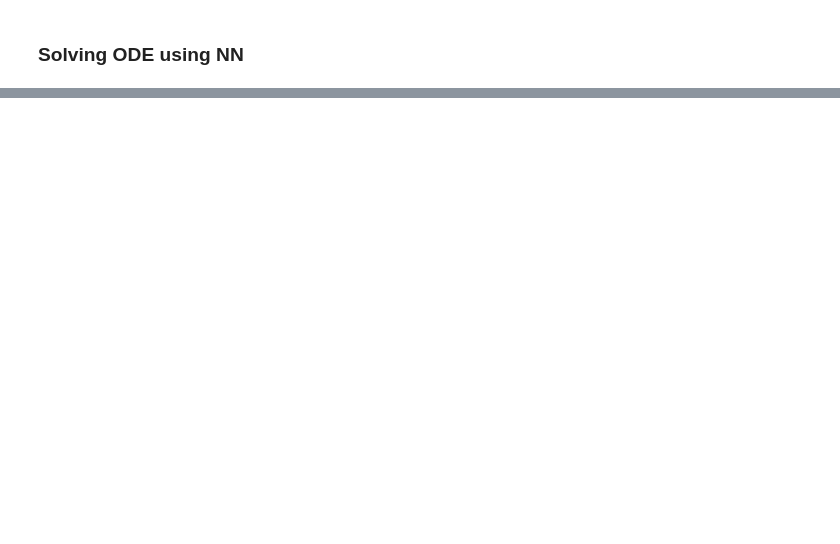
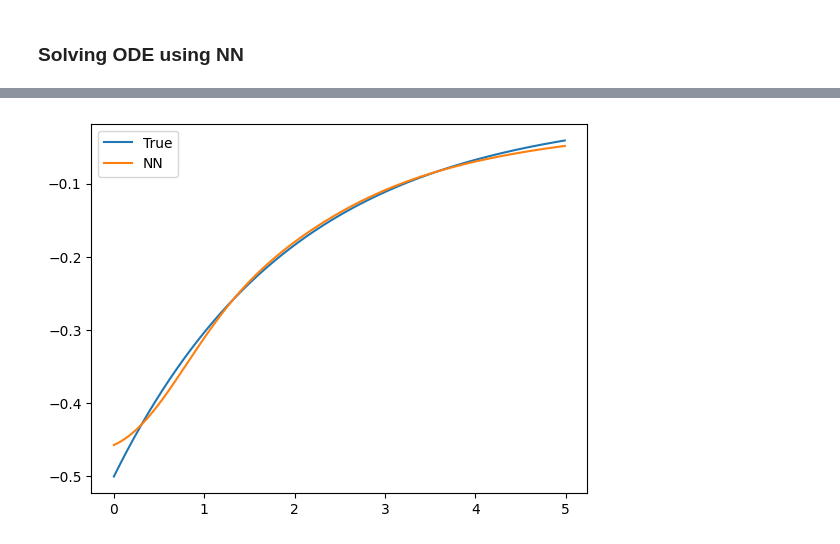
Before and after one commit to costasmexis/ModelMind, a Jupyter notebook: tutorial_B.ipynb, the cells around one changed output, grey strips where cells are left out. Saved outputs shown, nothing was run; the diff lists cells and outputs as text; code cells hidden in the pictures; blank space fills up the shorter version.

```diff
--- a/tutorial_B.ipynb
+++ b/tutorial_B.ipynb
@@ -88,0 +146,14 @@ plt.show()
+# %%
+# plot the derivatives
+dydt_true = f(y_true)
+dy_dt = torch.autograd.grad(y_pred,
+                            t_train,
+                            grad_outputs=torch.ones_like(y_pred),
+                            create_graph=True)[0]
+
+plt.plot(t_train.cpu().detach().numpy(), dydt_true, label='True')
+plt.plot(t_train.cpu().detach().numpy(), dy_dt.cpu().detach().numpy().reshape(-1), label='NN')
+plt.legend()
+plt.show()
+# %% [output]
+[figure, added]
```
Also changed, not shown: parts of 5 cells of this notebook.
